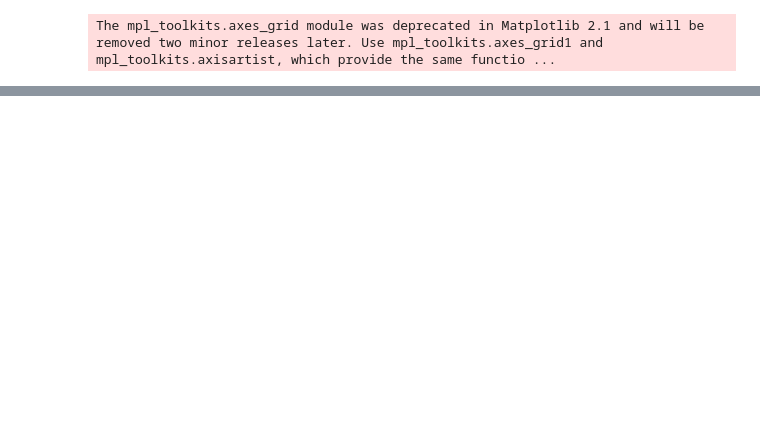
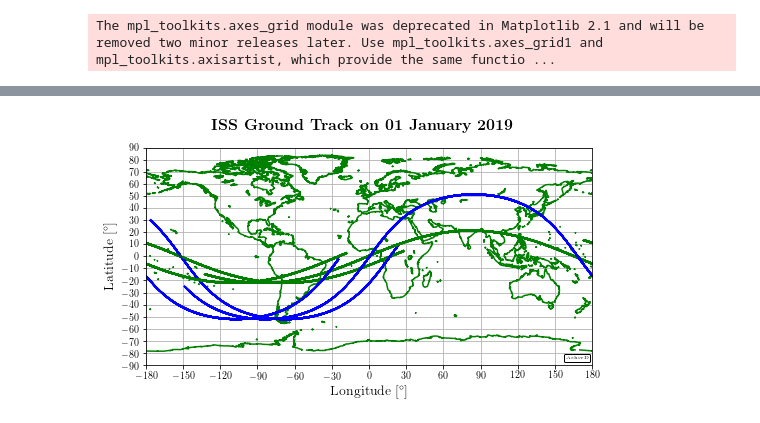
Before and after one commit to rickyle327/Math-Clinic-Fall-2019, a Jupyter notebook: GroundTracking.ipynb, the cells around one changed output, grey strips where cells are left out. Cells and saved outputs as stored; diff of their text form; code cells hidden in the pictures; blank space fills up the shorter version.

```diff
--- a/GroundTracking.ipynb
+++ b/GroundTracking.ipynb
@@ -277,0 +169,14 @@ findfont: Font family ['helvetica'] not found. Falling back to DejaVu Sans.
+# %%
+delta_t = .5; #[s]
+simulation_period = 95*60*2 ;#[s]
+
+timevec = np.arange(0,simulation_period+delta_t,delta_t,dtype=np.float64);
+x_state = np.zeros([6,len(timevec)],dtype=np.float64);
+xecef = np.zeros([3,len(timevec)],dtype=np.float64);
+lat = np.zeros([len(timevec)],dtype=np.float64);
+lon = np.zeros([len(timevec)],dtype=np.float64);
+
+x_state2 = np.zeros([6,len(timevec)],dtype=np.float64);
+xecef2 = np.zeros([3,len(timevec)],dtype=np.float64);
+lat2 = np.zeros([len(timevec)],dtype=np.float64);
+lon2 = np.zeros([len(timevec)],dtype=np.float64);
@@ -277,0 +273,36 @@ findfont: Font family ['helvetica'] not found. Falling back to DejaVu Sans.
+# %%
+# ------------------------------------------------------------------------------------------------------------------------------------------------------------ #
+## plot results
+coastline_data= np.loadtxt('/home/jovyan/work/Math-Clinic-Fall-2019/Satellite_Ground_Track_Plotting_Python/Coastline.txt',skiprows=0)
+
+w, h = plt.figaspect(0.5)
+fig = plt.figure(figsize=(w,h))
+ax = fig.gca()
+plt.rc('text', usetex=True)
+plt.rc('font', family='serif');
+plt.rc('font',family='helvetica');
+params = {'legend.fontsize': 8,
+    'legend.handlelength': 2}
+plt.rcParams.update(params)
+
+groundtrack_title = satellite_obj.epoch.strftime('%d %B %Y')
+fig.suptitle(r"\textbf{ISS Ground Track on %s}" %groundtrack_title,fontsize=16)
+plt.plot(coastline_data[:,0],coastline_data[:,1],'g');
+ax.set_xlabel(r'Longitude $[\mathrm{^\circ}]$',fontsize=14)
+ax.set_ylabel(r'Latitude $[\mathrm{^\circ}]$',fontsize=14)
+plt.xlim(-180,180);
+plt.ylim(-90,90);
+plt.yticks([-90,-80,-70,-60,-50,-40,-30,-20,-10,0,10,20,30,40,50,60,70,80,90]);
+plt.xticks([-180,-150,-120,-90,-60,-30,0,30,60,90,120,150,180]);
+
+for index in range(0,len(timevec)):
+    plt.plot(math.degrees(lon[index]),math.degrees(lat[index]),'b.',markersize=1);
+    plt.plot(math.degrees(lon2[index]),math.degrees(lat2[index]),'g.',markersize=1);
+
+ax.grid(True);
+at = AnchoredText("AshivD",prop=dict(size=5), frameon=True,loc=4)
+at.patch.set_boxstyle("round,pad=0.,rounding_size=0.2")
+ax.add_artist(at)
+fig.savefig('main_00_iss_ground_track.pdf',format='pdf',bbox_inches='tight',pad_inches=0.01,dpi=1200);
+# %% [output]
+[figure, added]
```
Also changed, not shown: parts of 7 cells of this notebook, 12 other files.
